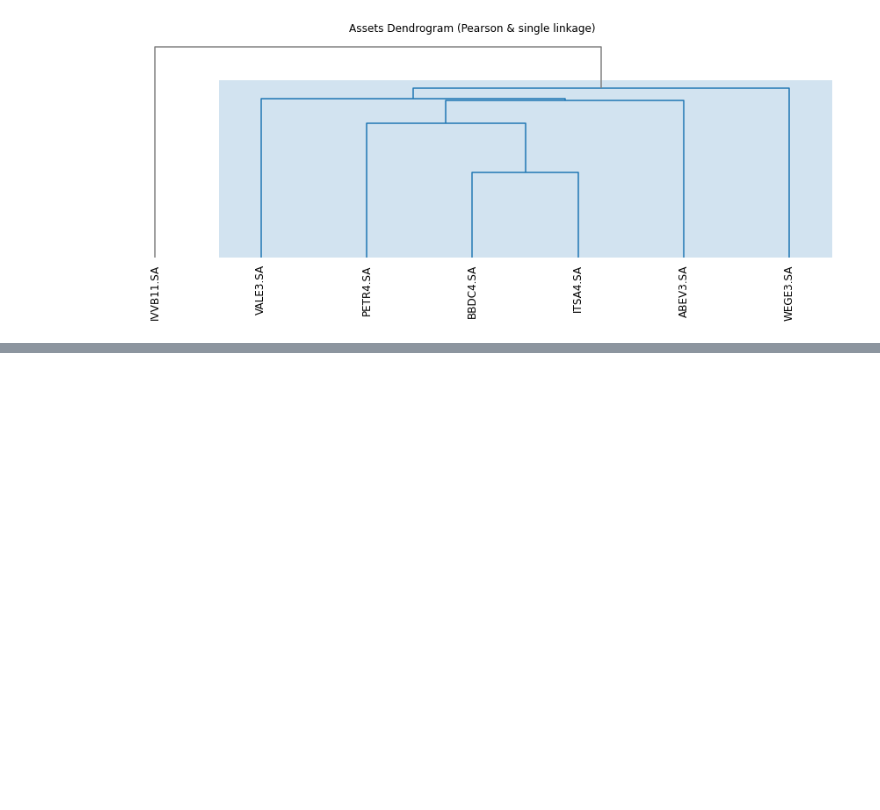
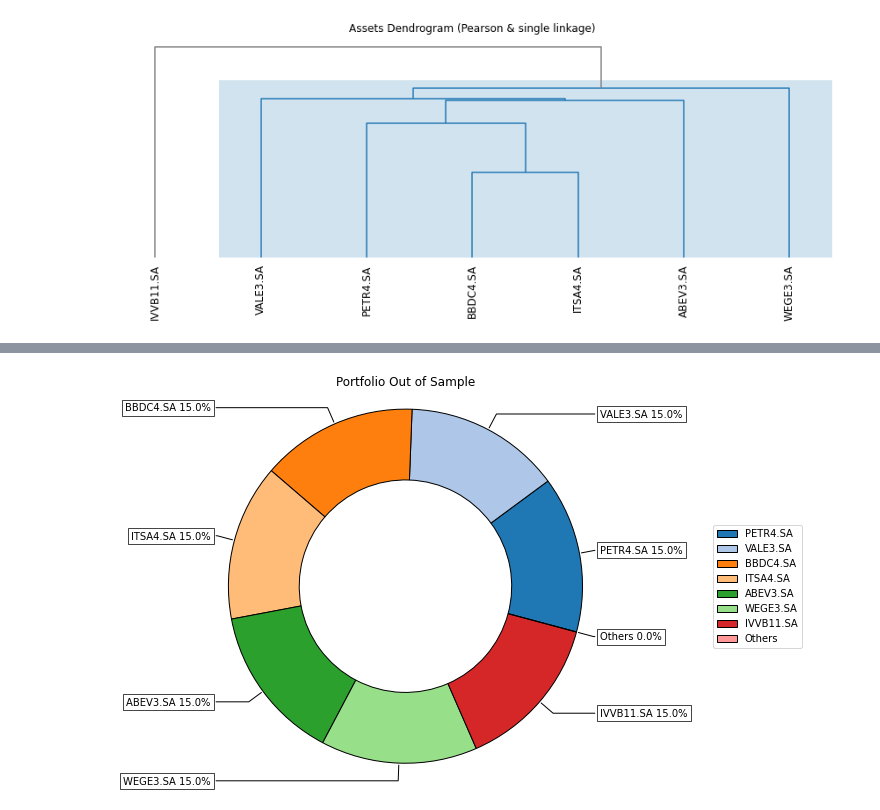
Before and after one commit to raulc27/python_testes, a Jupyter notebook: PMFWEEKJANFEV2023.ipynb, the cells around one changed output, grey strips where cells are left out. Saved outputs shown, nothing was run; the diff lists cells and outputs as text; code cells hidden in the pictures; blank space fills up the shorter version.

```diff
--- a/PMFWEEKJANFEV2023.ipynb
+++ b/PMFWEEKJANFEV2023.ipynb
@@ -144,0 +195,12 @@ ax = rp.plot_dendrogram(returns=retorno_carteira,
+# %%
+#Pesos out-of-sample
+fig_4, ax_4 = plt.subplots()
+rp.plot_pie(w=pesos_in,
+            title='Portfolio Out of Sample',
+            height=6,
+            width=10,
+            cmap='tab20',
+            ax=None)
+plt.savefig('pf_weights_out.png')
+# %% [output]
+[figure, added]
```
Also changed, not shown: parts of 25 cells of this notebook.
